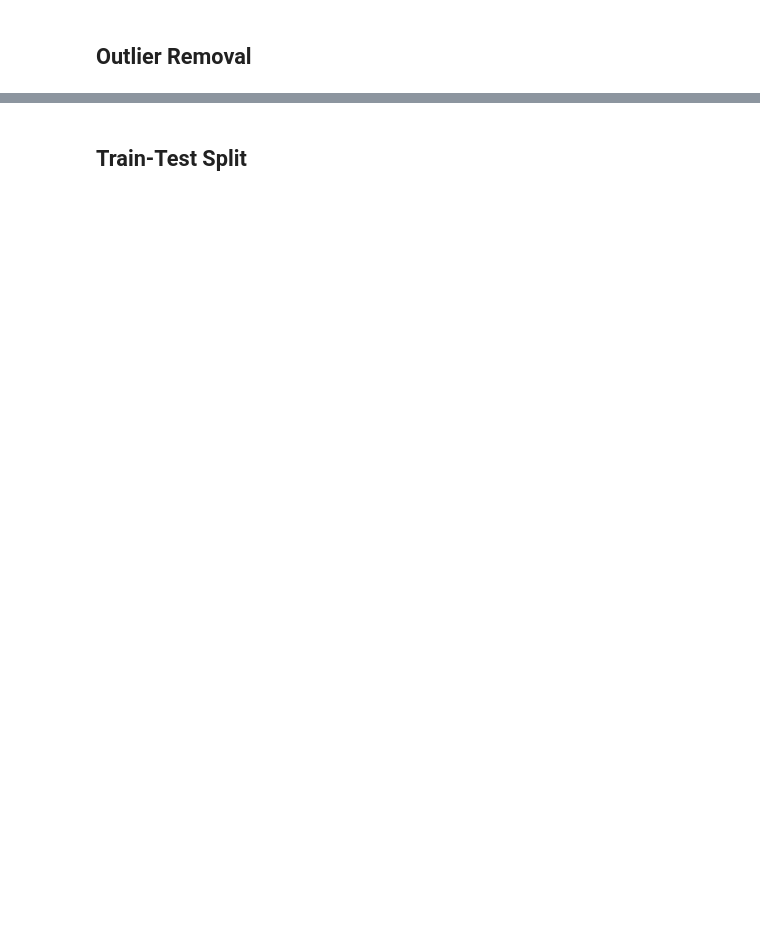
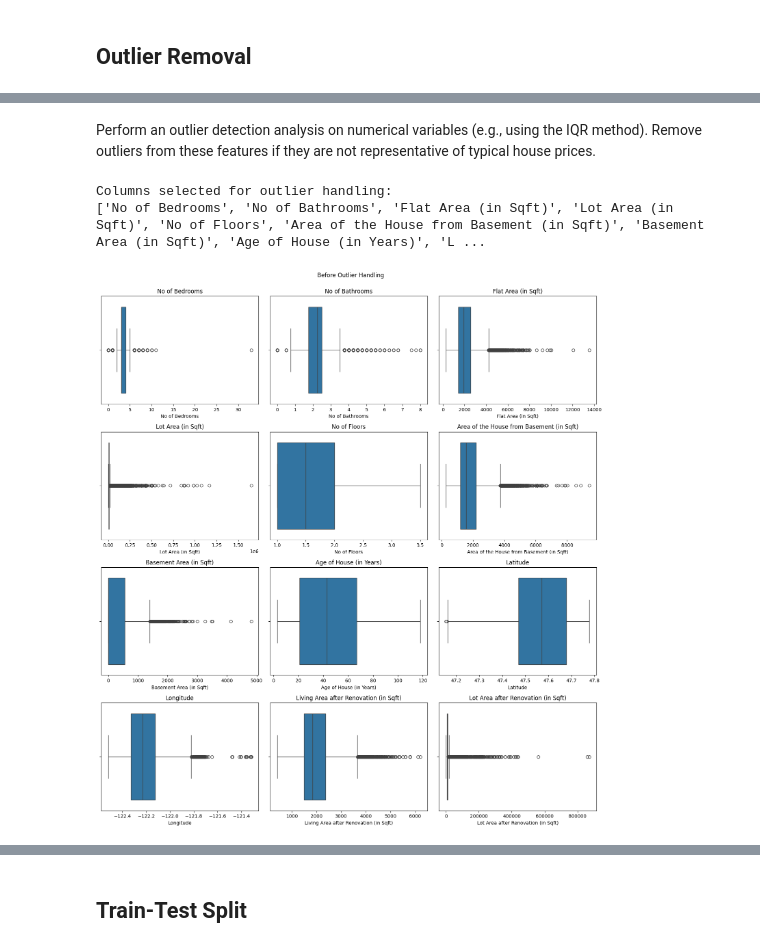
Before and after one commit to Anamikamahi18/ict_dsa_case_studies, a Jupyter notebook: Data_Preprocessing_case_study.ipynb, the cells around one changed output, grey strips where cells are left out. Saved outputs shown, nothing was run; the diff lists cells and outputs as text; code cells hidden in the pictures; blank space fills up the shorter version.

```diff
--- a/Data_Preprocessing_case_study.ipynb
+++ b/Data_Preprocessing_case_study.ipynb
@@ -281,0 +283,3 @@ All missing values have been handled.
+# %%
+# Longitude => moderate skew => using median (better choice)
+df['Longitude'] = df['Longitude'].fillna(df['Longitude'].median())
@@ -438,0 +499,18 @@ All specified categorical columns have now been processed and encoded. The datas
+# %%
+# =========================================================
+# 3. ORDINAL ENCODING (Ordered Feature)
+# =========================================================
+
+# Check unique values first
+print("Unique values in 'Condition of the House':")
+print(df['Condition of the House'].value_counts())
+
+# Correct logical order:
+# Bad < Fair < Okay < Good < Excellent
+condition_mapping = {
+    'Bad': 0,
+    'Fair': 1,
+    'Okay': 2,
+    'Good': 3,
+    'Excellent': 4
+}
@@ -499,0 +580,3 @@ The outlier removal process using the IQR method has been completed. The output
+# %% [markdown]
+Perform an outlier detection analysis on numerical variables (e.g., using the IQR method).
+Remove outliers from these features if they are not representative of typical house prices.
@@ -499,0 +591,55 @@ The outlier removal process using the IQR method has been completed. The output
+# %%
+# =========================================================
+# 1. IDENTIFY NUMERICAL COLUMNS
+# =========================================================
+
+numerical_cols = df.select_dtypes(include=['int64', 'float64']).columns
+
+# Exclude columns where outlier removal is NOT appropriate
+exclude_cols = [
+    'ID',                        # Identifier
+    'Zipcode',                   # Categorical disguised as numeric
+    'Sale Price',                # Target variable (IMPORTANT: do not remove)
+    'Is_Weekend',                # Binary feature
+    'Waterfront_Yes',            # Binary feature
+    'Condition of the House',    # Ordinal categorical
+    'Sale_Year',
+    'Sale_Month',
+    'Sale_Day_of_Week',
+    'Renovated Year',             # Year-based feature
+    'Overall Grade'
+]
+
+# Final columns where IQR can be safely applied
+columns_for_outliers = [
+    col for col in numerical_cols if col not in exclude_cols
+]
+
+print("Columns selected for outlier handling:")
+print(columns_for_outliers)
+# %% [output]
+Columns selected for outlier handling:
+['No of Bedrooms', 'No of Bathrooms', 'Flat Area (in Sqft)', 'Lot Area (in Sqft)', 'No of Floors', 'Area of the House from Basement (in Sqft)', 'Basement Area (in Sqft)', 'Age of House (in Years)', 'L ...
+# %%
+# =========================================================
+# 2. VISUAL CHECK
+# =========================================================
+
+# Boxplots help visually confirm presence of outliers
+cols = columns_for_outliers
+n = len(cols)
+
+rows = math.ceil(n / 3)
+
+plt.figure(figsize=(15, 4 * rows))
+
+for i, col in enumerate(cols):
+    plt.subplot(rows, 3, i + 1)
+    sns.boxplot(x=df[col])
+    plt.title(f"{col}")
+
+plt.tight_layout()
+plt.suptitle("Before Outlier Handling", y=1.02)
+plt.show()
+# %% [output]
+[figure, added]
```
Also changed, not shown: parts of 80 cells of this notebook.
